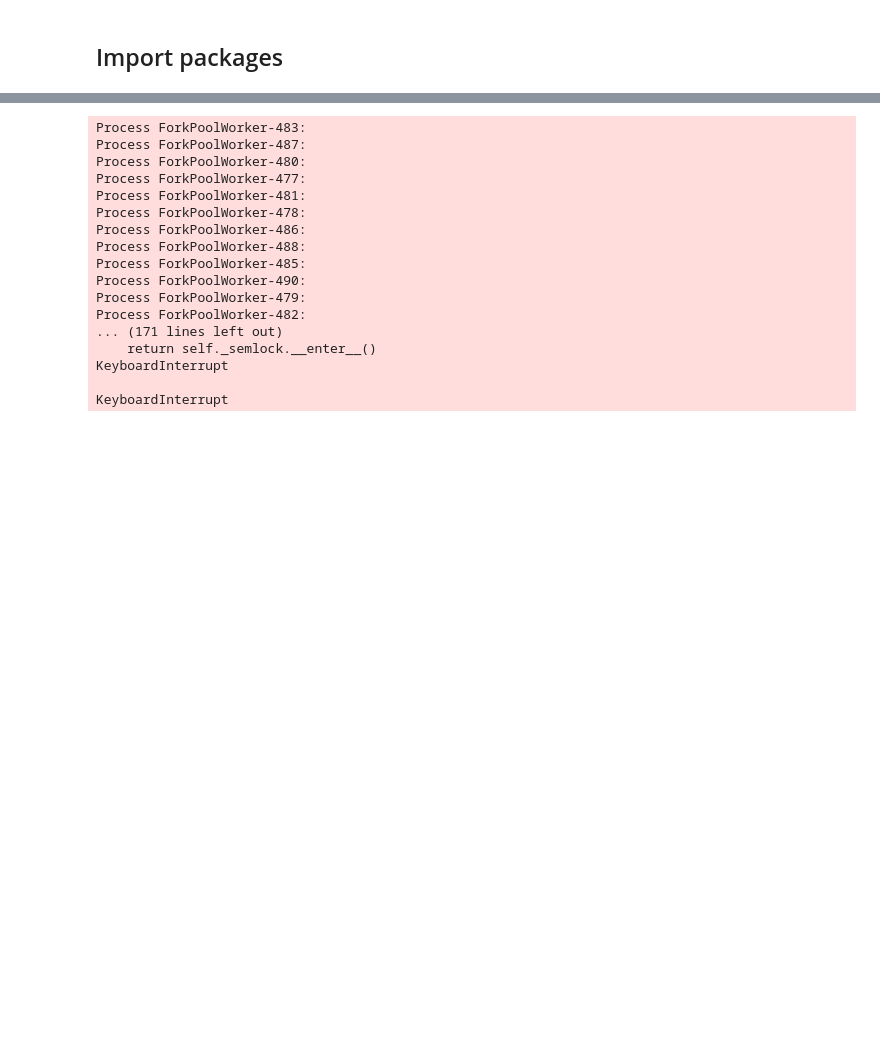
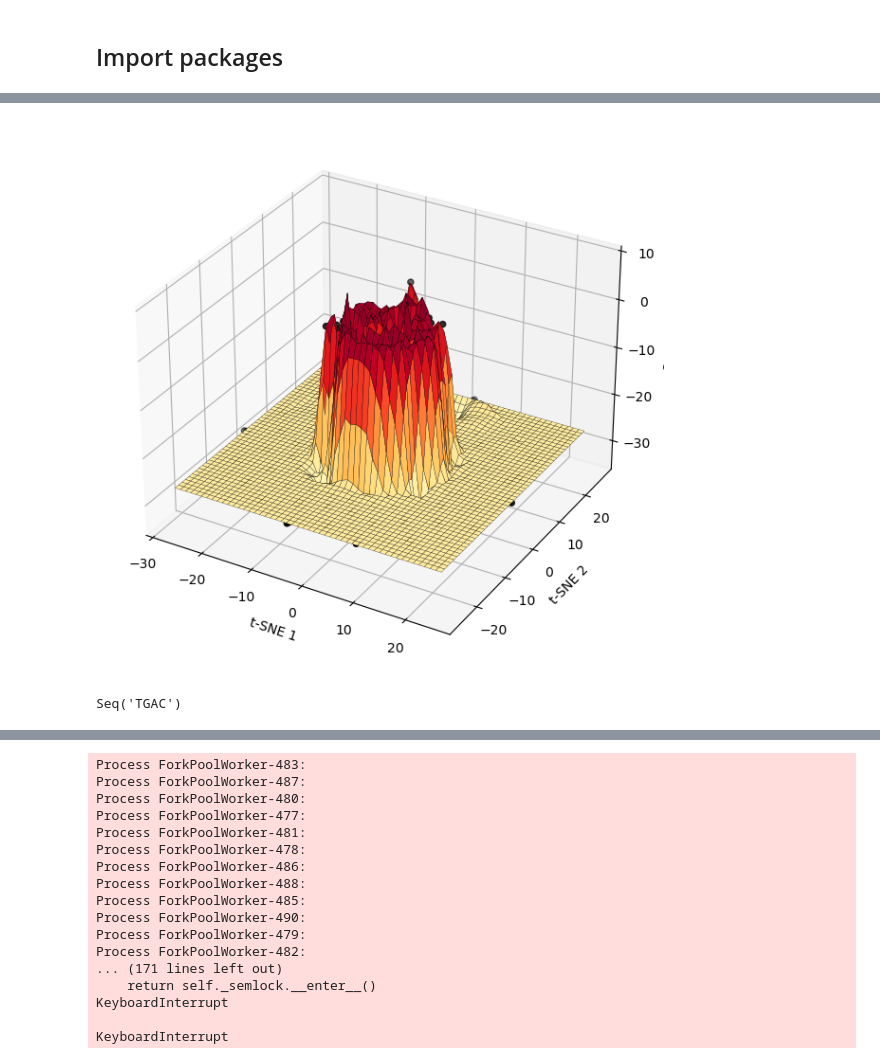
Before and after one commit to StudyingAnt/sinabro, a Jupyter notebook: Sinabro_v2_development.ipynb, the cells around one changed output, grey strips where cells are left out. Saved outputs shown, nothing was run; the diff lists cells and outputs as text; code cells hidden in the pictures; blank space fills up the shorter version.

```diff
--- a/Sinabro_v2_development.ipynb
+++ b/Sinabro_v2_development.ipynb
@@ -2,0 +143,33 @@
+# %%
+# 4) 불규칙한 (x,y)->score 데이터를 그리드로 보간
+grid_z = griddata(
+    points=(coords[:,0], coords[:,1]),  # original data points
+    values=scores,                      # original z values
+    xi=(grid_x, grid_y),                # target grid
+    method='cubic',                     # 'linear', 'nearest' 도 가능
+    fill_value=np.min(scores)                      # 보간 불가 구역은 0으로
+)
+
+# 5) 3D surface 그리기
+fig = plt.figure(figsize=(8,6))
+ax = fig.add_subplot(111, projection='3d')
+
+# Triangulation 대신 plot_surface 사용
+ax.plot_surface(
+    grid_x, grid_y, grid_z,
+    linewidth=0.2,
+    antialiased=True, cmap='YlOrRd', edgecolor='black'
+)
+
+# 원본 노드 위치에 점 찍기
+ax.scatter(coords[:,0], coords[:,1], scores, color='black', s=20)
+
+# 축 레이블
+ax.set_xlabel("t-SNE 1")
+ax.set_ylabel("t-SNE 2")
+ax.set_zlabel("Score")
+
+plt.tight_layout()
+plt.show()
+# %% [output]
+[figure, added]
@@ -3 +180,5 @@
+# %%
+rhocom.trajs[1].get_records()[0].sequence[-4:]
+# %% [output]
+Seq('TGAC')
 # %%
```
Also changed, not shown: parts of 15 cells of this notebook.
